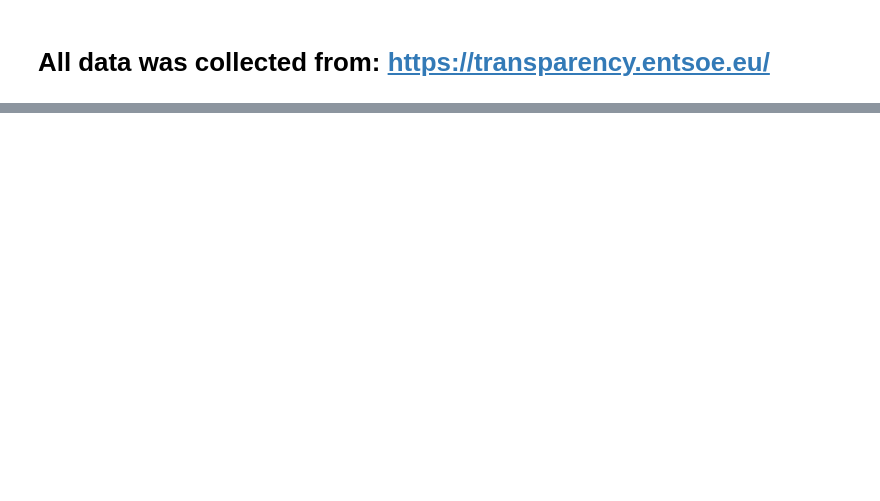
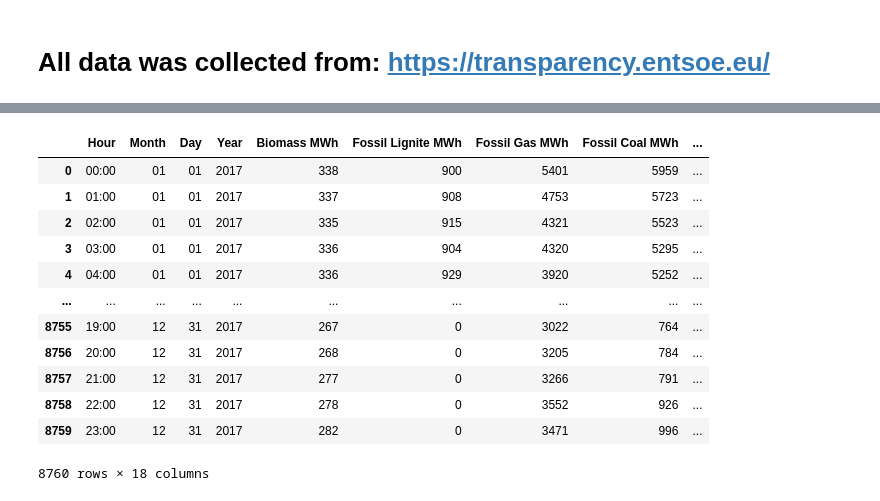
Before and after one commit to x22a/Renewable-Spain, a Jupyter notebook: Data-cleaning.ipynb, the cells around one changed output, grey strips where cells are left out. Saved outputs shown, nothing was run; the diff lists cells and outputs as text; code cells hidden in the pictures; blank space fills up the shorter version.

```diff
--- a/Data-cleaning.ipynb
+++ b/Data-cleaning.ipynb
@@ -72,0 +44,18 @@ clean2015
+# %%
+#Year 2017
+df2017 = pd.read_csv("./input/Generation2017.csv")
+dateTo(df2017)
+# %% [output]
+|  | Hour | Month | Day | Year | Biomass MWh | Fossil Lignite MWh | Fossil Gas MWh | Fossil Coal MWh | ... |
+| 0 | 00:00 | 01 | 01 | 2017 | 338 | 900 | 5401 | 5959 | ... |
+| 1 | 01:00 | 01 | 01 | 2017 | 337 | 908 | 4753 | 5723 | ... |
+| 2 | 02:00 | 01 | 01 | 2017 | 335 | 915 | 4321 | 5523 | ... |
+| 3 | 03:00 | 01 | 01 | 2017 | 336 | 904 | 4320 | 5295 | ... |
+| 4 | 04:00 | 01 | 01 | 2017 | 336 | 929 | 3920 | 5252 | ... |
+| ... | ... | ... | ... | ... | ... | ... | ... | ... | ... |
+| 8755 | 19:00 | 12 | 31 | 2017 | 267 | 0 | 3022 | 764 | ... |
+| 8756 | 20:00 | 12 | 31 | 2017 | 268 | 0 | 3205 | 784 | ... |
+| 8757 | 21:00 | 12 | 31 | 2017 | 277 | 0 | 3266 | 791 | ... |
+| 8758 | 22:00 | 12 | 31 | 2017 | 278 | 0 | 3552 | 926 | ... |
+| 8759 | 23:00 | 12 | 31 | 2017 | 282 | 0 | 3471 | 996 | ... |
+8760 rows × 18 columns
```
Also changed, not shown: parts of 10 cells of this notebook, 1 other file.
